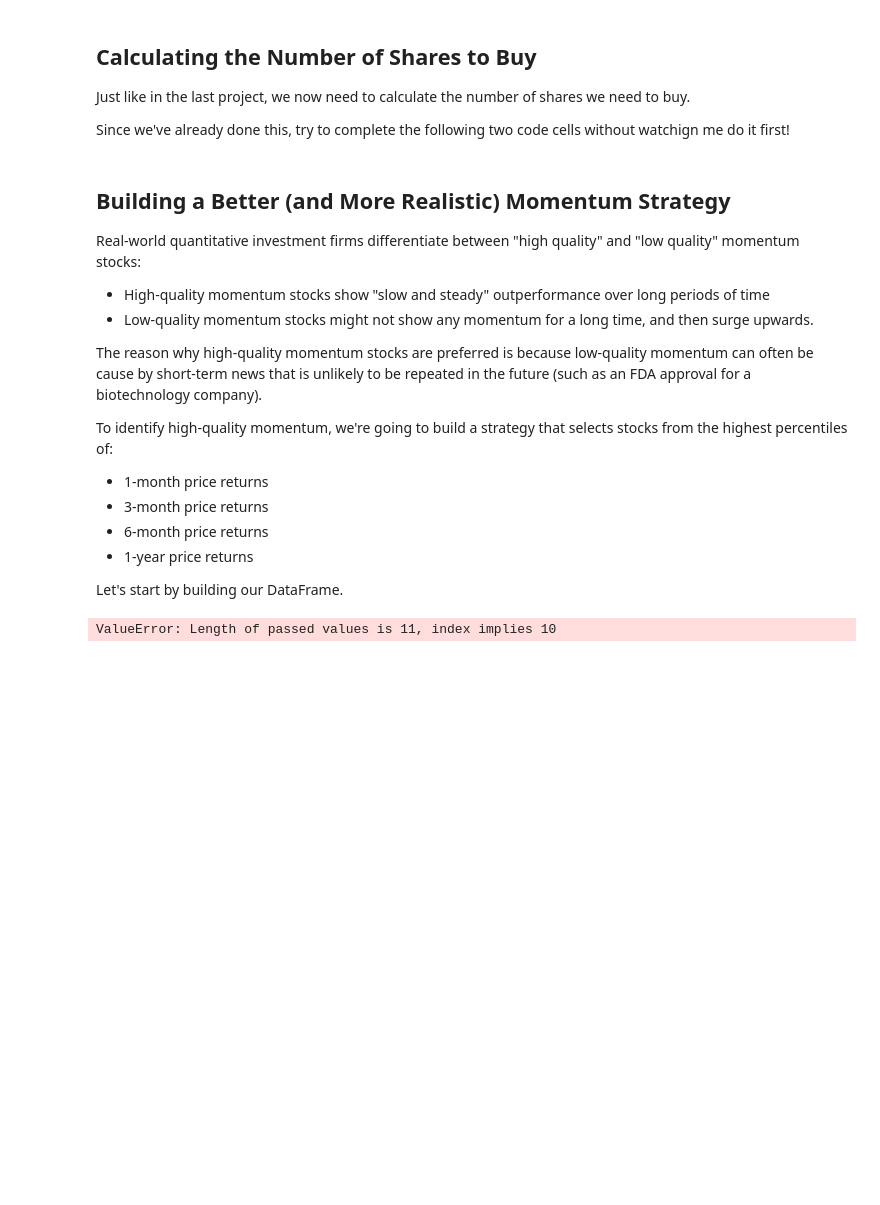
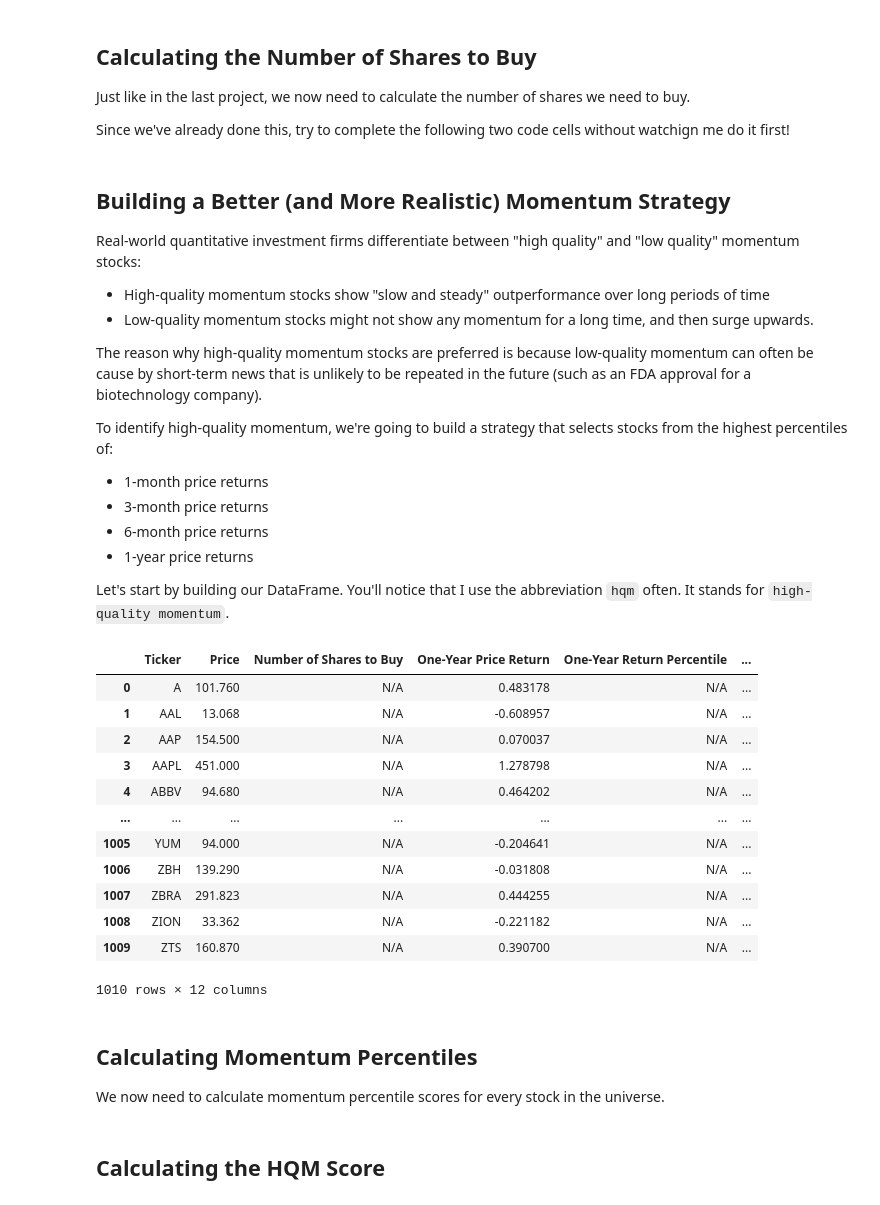
Before and after one commit to nickmccullum/algorithmic-trading-python, a Jupyter notebook: finished_files/002_quantitative_momentum_strategy.ipynb, the cells around one changed output. Drawn from its saved outputs; the diff is of its cells as text; code cells hidden in the pictures; blank space fills up the shorter version.

Commit message:
started adding percentile scores

```diff
--- a/finished_files/002_quantitative_momentum_strategy.ipynb
+++ b/finished_files/002_quantitative_momentum_strategy.ipynb
@@ -181,43 +181,65 @@ To identify high-quality momentum, we're going to build a strategy that selects
 * 6-month price returns
 * 1-year price returns
 
-Let's start by building our DataFrame.
+Let's start by building our DataFrame. You'll notice that I use the abbreviation `hqm` often. It stands for `high-quality momentum`.
 # %%
-my_columns = [
+hqm_columns = [
                 'Ticker',
                 'Price',
                 'Number of Shares to Buy',
                 'One-Year Price Return',
                 'One-Year Return Percentile',
                 'Six-Month Price Return',
                 'Six-Month Return Percentile',
                 'Three-Month Price Return',
-                'Three-Month Price Return Percentile'
+                'Three-Month Price Return Percentile',
                 'One-Month Price Return',
-                'One-Month Return Percentile'
+                'One-Month Return Percentile',
+                'HQM Score'
                 ]
 
-final_dataframe = pd.DataFrame(columns = my_columns)
+hqm_dataframe = pd.DataFrame(columns = my_columns)
 
 for symbol_string in symbol_strings:
 #     print(symbol_strings)
     batch_api_call_url = f'https://sandbox.iexapis.com/stable/stock/market/batch/?types=stats,quote&symbols={symbol_string}&token={IEX_CLOUD_API_TOKEN}'
     data = requests.get(batch_api_call_url).json()
     for symbol in symbol_string.split(','):
         final_dataframe = final_dataframe.append(
                                         pd.Series([symbol,
                                                    data[symbol]['quote']['latestPrice'],
                                                    'N/A',
                                                    data[symbol]['stats']['year1ChangePercent'],
                                                    'N/A',
                                                    data[symbol]['stats']['month6ChangePercent'],
                                                    'N/A',
                                                    data[symbol]['stats']['month3ChangePercent'],
                                                    'N/A',
                                                    data[symbol]['stats']['month1ChangePercent'],
+                                                   'N/A',
                                                    'N/A'
                                                    ],
-                                                  index = my_columns),
+                                                  index = hqm_columns),
                                         ignore_index = True)
+
+final_dataframe
 # %% [output]
+|  | Ticker | Price | Number of Shares to Buy | One-Year Price Return | One-Year Return Percentile | ... |
+| 0 | A | 101.760 | N/A | 0.483178 | N/A | ... |
+| 1 | AAL | 13.068 | N/A | -0.608957 | N/A | ... |
+| 2 | AAP | 154.500 | N/A | 0.070037 | N/A | ... |
+| 3 | AAPL | 451.000 | N/A | 1.278798 | N/A | ... |
+| 4 | ABBV | 94.680 | N/A | 0.464202 | N/A | ... |
+| ... | ... | ... | ... | ... | ... | ... |
+| 1005 | YUM | 94.000 | N/A | -0.204641 | N/A | ... |
+| 1006 | ZBH | 139.290 | N/A | -0.031808 | N/A | ... |
+| 1007 | ZBRA | 291.823 | N/A | 0.444255 | N/A | ... |
+| 1008 | ZION | 33.362 | N/A | -0.221182 | N/A | ... |
+| 1009 | ZTS | 160.870 | N/A | 0.390700 | N/A | ... |
-ValueError: Length of passed values is 11, index implies 10
+1010 rows × 12 columns
+# %% [markdown]
+## Calculating Momentum Percentiles
+
+We now need to calculate momentum percentile scores for every stock in the universe.
+# %% [markdown]
+## Calculating the HQM Score
```
